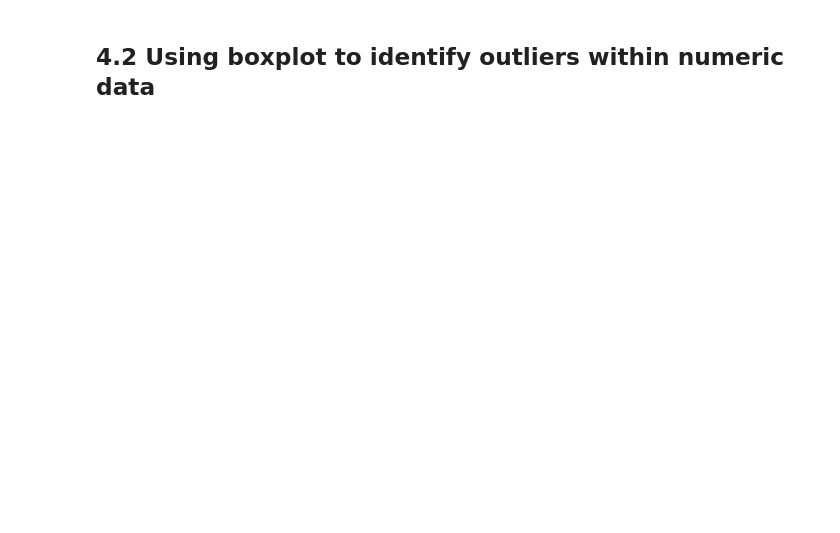
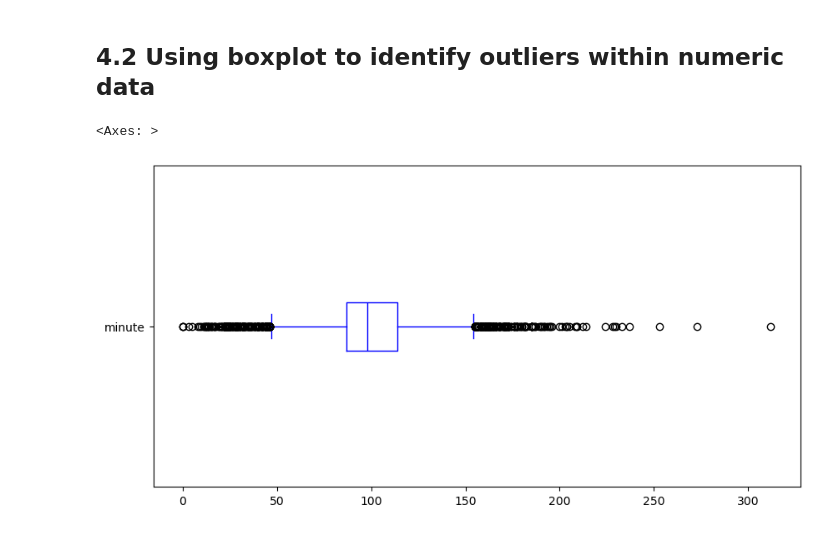
Before and after one commit to Zaman-SE/datascience, a Jupyter notebook: 8 Project 3 Data Cleaning with Pandas.ipynb, the cells around one changed output. Saved outputs shown, nothing was run; the diff lists cells and outputs as text; code cells hidden in the pictures; blank space fills up the shorter version.

```diff
--- a/8 Project 3 Data Cleaning with Pandas.ipynb
+++ b/8 Project 3 Data Cleaning with Pandas.ipynb
@@ -188,3 +220,7 @@ df_movie['date_added'].str.extract('(\d{4})')
 ## 4.2 Using boxplot to identify outliers within numeric data
 # %%
 #make a boxplot with pandas
+df_movie['minute'].plot(kind='box', vert=False, color='blue', figsize=(10,5))
+# %% [output]
+<Axes: >
+[figure, added]
```
Also changed, not shown: parts of 15 cells of this notebook, 8 other files.
